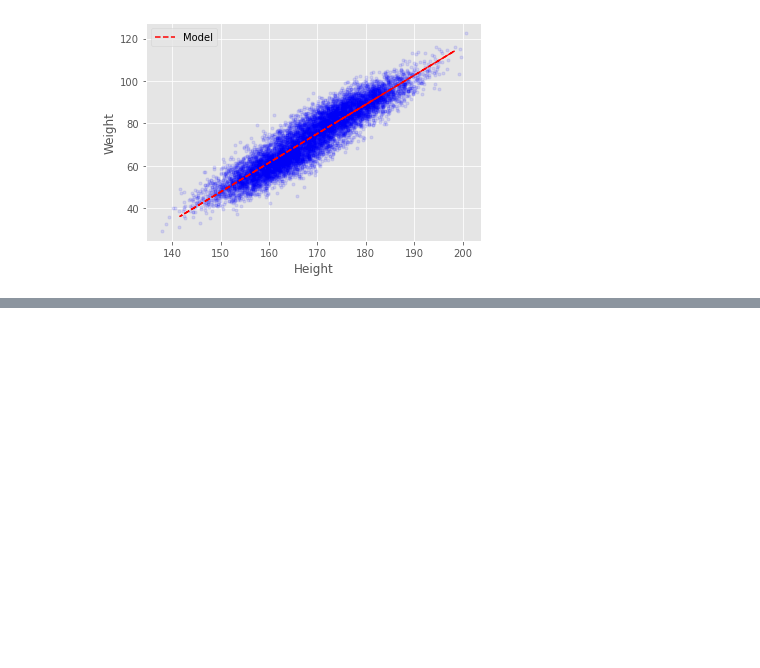
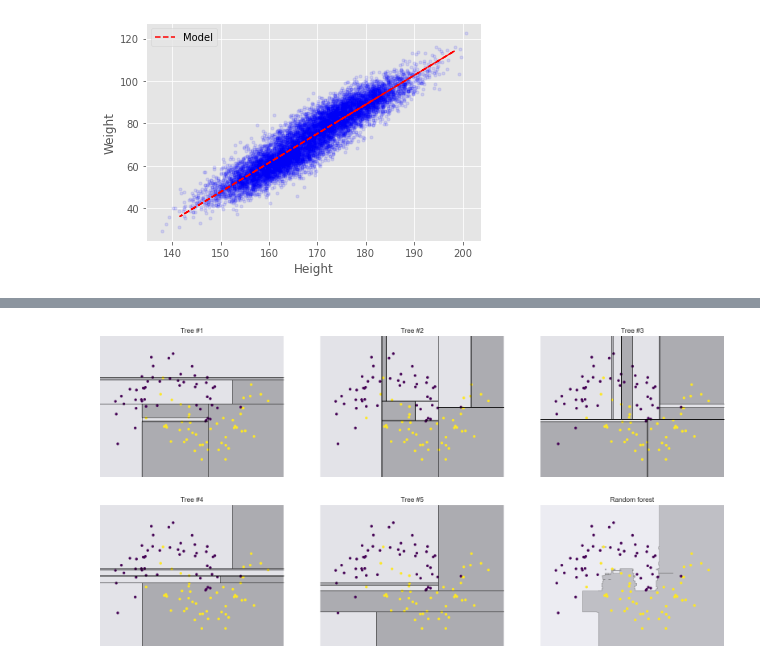
Before and after one commit to limweipin/mlpy_nov2021, a Jupyter notebook: day_2.ipynb, the cells around one changed output, grey strips where cells are left out. Cells and saved outputs as stored; diff of their text form; code cells hidden in the pictures; blank space fills up the shorter version.

```diff
--- a/day_2.ipynb
+++ b/day_2.ipynb
@@ -461,0 +544,66 @@ plt.show()
+# %%
+# %load ml02_rf_moon.py
+from sklearn.model_selection import train_test_split as split
+from sklearn.ensemble import RandomForestClassifier
+from sklearn.datasets import make_moons
+from scipy import ndimage
+import numpy as np
+import matplotlib.pyplot as pl
+
+def plot_boundary(classifier, X, ax):
+    eps          = X.std()/2
+    x_min, x_max = X[:, 0].min() - eps, X[:, 0].max() + eps
+    y_min, y_max = X[:, 1].min() - eps, X[:, 1].max() + eps
+    xx           = np.linspace(x_min, x_max, 1000)
+    yy           = np.linspace(y_min, y_max, 1000)
+
+    X1, X2 = np.meshgrid(xx, yy)
+    X_grid = np.c_[X1.ravel(), X2.ravel()]
+    C_grid = classifier.predict(X_grid)
+    C_grid = C_grid.reshape(X1.shape)
+    ax.contourf(X1, X2,C_grid, alpha=0.2)
+    ax.set_xlim(x_min, x_max);    ax.set_xticks(())
+    ax.set_ylim(y_min, y_max);    ax.set_yticks(())
+
+    ax.scatter(X[:,0], X[:,1], c=y,s=20, cmap=pl.get_cmap('viridis'))
+
+
+def plot_tree_partition(X, y, tree, ax=None):
+    eps          = X.std()/2
+    x_min, x_max = X[:, 0].min() - eps, X[:, 0].max() + eps
+    y_min, y_max = X[:, 1].min() - eps, X[:, 1].max() + eps
+    xx     = np.linspace(x_min, x_max, 1000)
+    yy     = np.linspace(y_min, y_max, 1000)
+    X1, X2 = np.meshgrid(xx, yy)
+    X_grid = np.c_[X1.ravel(), X2.ravel()]
+
+    Z      = tree.predict(X_grid)
+    Z      = Z.reshape(X1.shape)
+    faces  = tree.apply(X_grid)
+    faces  = faces.reshape(X1.shape)
+    border = ndimage.laplace(faces) != 0
+
+    ax.contourf(X1, X2, Z, alpha=.4, levels=[0, .5, 1])
+    ax.scatter(X[:,0], X[:,1], c=y,s=20, cmap=pl.get_cmap('viridis'))
+    ax.plot(X1[border], X2[border], 'k,')
+
+    ax.set_xlim(x_min, x_max);    ax.set_xticks(())
+    ax.set_ylim(y_min, y_max);    ax.set_yticks(())
+    return ax
+
+X, y = make_moons(n_samples=100, noise=0.25, random_state=3)
+X_train, X_test, y_train, y_test = split(X, y,
+                                         stratify=y, random_state=42,)
+forest = RandomForestClassifier(n_estimators=25, random_state=2)
+forest.fit(X_train, y_train)
+
+fig, axes = pl.subplots(2, 3, figsize=(20, 10))
+for i, (ax, tree) in enumerate( zip( axes.ravel()[:-1], forest.estimators_) ):
+    plot_tree_partition(X,y, tree, ax)
+    ax.set_title('Tree #%d'%(i+1))
+plot_boundary( forest, X, axes.ravel()[-1])
+axes.ravel()[-1].set_title('Random forest')
+pl.savefig('fig/03_rf_boundary.png')
+pl.show()
+# %% [output]
+[figure, added]
```
Also changed, not shown: parts of 9 cells of this notebook.
